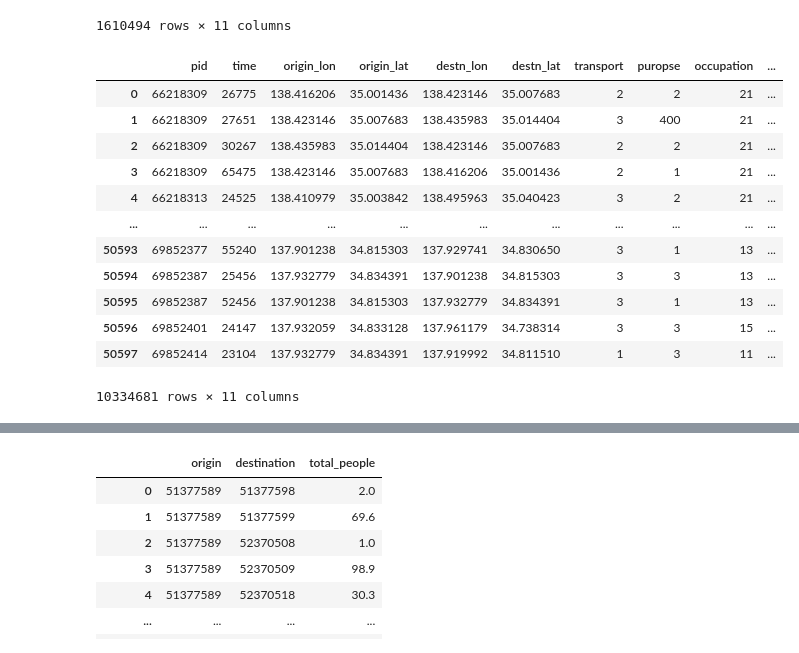
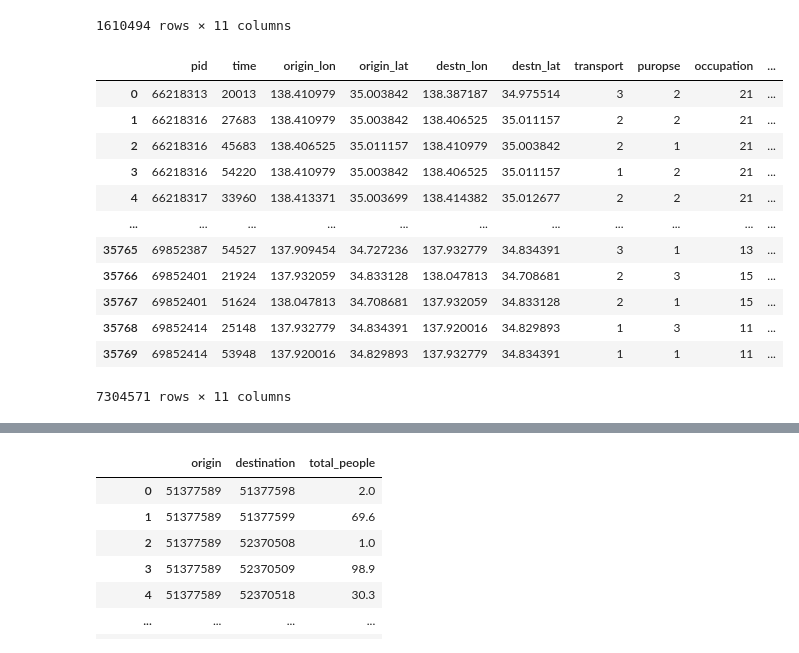
Before and after one commit to sekilab/Pseudo-PFLOW, a Jupyter notebook: src/scripts/SoftbankOD.ipynb, the cells around one changed output, grey strips where cells are left out. Cells and saved outputs as stored; diff of their text form; code cells hidden in the pictures.

```diff
--- a/src/scripts/SoftbankOD.ipynb
+++ b/src/scripts/SoftbankOD.ipynb
@@ -303,33 +303,33 @@ shizuoka_lv3_df
 # %%
 # root = '/mnt/large/data/PseudoPFLOW/ver2.0/trip/22/'
 # root = "C:/Data/PseudoPFLOW/trip/22/"
-root = "C:/log/baseline(beta=2.0)/trip/"
-# names = [baseline(beta=2.0), beta0.1, beta1.0, beta4.0, city_t_0.001, city_t_1000, facility_t_0.001, mesh_t_0.001, mesh_t_1000
+root = "C:/log/one_step_t_0.001/trip/"
+# names = [baseline(beta=2.0), beta0.1, beta1.0, beta4.0, city_t_0.001, city_t_1000, facility_t_0.001, mesh_t_0.001, mesh_t_1000, one_step, one_step_1000, one_step_0.001
 shizuoka = []
 
 for filename in os.listdir(root):
     # print(filename)
     df = pd.read_csv(root+filename, names=['pid', 'time', 'origin_lon', 'origin_lat', 'destn_lon', 'destn_lat', 'transport', 'puropse', 'occupation'])
     df['origin_mesh'] = Coordinate2MeshCodePandas(df['origin_lon'], df['origin_lat'], 3)
     df['destn_mesh'] = Coordinate2MeshCodePandas(df['destn_lon'], df['destn_lat'], 3)
     shizuoka.append(df)
 
 shizuoka = pd.concat(shizuoka, axis=0)
 shizuoka
 # %% [output]
 |  | pid | time | origin_lon | origin_lat | destn_lon | destn_lat | transport | puropse | occupation | ... |
-| 0 | 66218309 | 26775 | 138.416206 | 35.001436 | 138.423146 | 35.007683 | 2 | 2 | 21 | ... |
-| 1 | 66218309 | 27651 | 138.423146 | 35.007683 | 138.435983 | 35.014404 | 3 | 400 | 21 | ... |
-| 2 | 66218309 | 30267 | 138.435983 | 35.014404 | 138.423146 | 35.007683 | 2 | 2 | 21 | ... |
-| 3 | 66218309 | 65475 | 138.423146 | 35.007683 | 138.416206 | 35.001436 | 2 | 1 | 21 | ... |
-| 4 | 66218313 | 24525 | 138.410979 | 35.003842 | 138.495963 | 35.040423 | 3 | 2 | 21 | ... |
+| 0 | 66218313 | 20013 | 138.410979 | 35.003842 | 138.387187 | 34.975514 | 3 | 2 | 21 | ... |
+| 1 | 66218316 | 27683 | 138.410979 | 35.003842 | 138.406525 | 35.011157 | 2 | 2 | 21 | ... |
+| 2 | 66218316 | 45683 | 138.406525 | 35.011157 | 138.410979 | 35.003842 | 2 | 1 | 21 | ... |
+| 3 | 66218316 | 54220 | 138.410979 | 35.003842 | 138.406525 | 35.011157 | 1 | 2 | 21 | ... |
+| 4 | 66218317 | 33960 | 138.413371 | 35.003699 | 138.414382 | 35.012677 | 2 | 2 | 21 | ... |
 | ... | ... | ... | ... | ... | ... | ... | ... | ... | ... | ... |
-| 50593 | 69852377 | 55240 | 137.901238 | 34.815303 | 137.929741 | 34.830650 | 3 | 1 | 13 | ... |
-| 50594 | 69852387 | 25456 | 137.932779 | 34.834391 | 137.901238 | 34.815303 | 3 | 3 | 13 | ... |
-| 50595 | 69852387 | 52456 | 137.901238 | 34.815303 | 137.932779 | 34.834391 | 3 | 1 | 13 | ... |
-| 50596 | 69852401 | 24147 | 137.932059 | 34.833128 | 137.961179 | 34.738314 | 3 | 3 | 15 | ... |
-| 50597 | 69852414 | 23104 | 137.932779 | 34.834391 | 137.919992 | 34.811510 | 1 | 3 | 11 | ... |
+| 35765 | 69852387 | 54527 | 137.909454 | 34.727236 | 137.932779 | 34.834391 | 3 | 1 | 13 | ... |
+| 35766 | 69852401 | 21924 | 137.932059 | 34.833128 | 138.047813 | 34.708681 | 2 | 3 | 15 | ... |
+| 35767 | 69852401 | 51624 | 138.047813 | 34.708681 | 137.932059 | 34.833128 | 2 | 1 | 15 | ... |
+| 35768 | 69852414 | 25148 | 137.932779 | 34.834391 | 137.920016 | 34.829893 | 1 | 3 | 11 | ... |
+| 35769 | 69852414 | 53948 | 137.920016 | 34.829893 | 137.932779 | 34.834391 | 1 | 1 | 11 | ... |
-10334681 rows × 11 columns
+7304571 rows × 11 columns
 # %%
 len(shizuoka.pid.unique())
 # %% [output]
```
Also changed, not shown: parts of 15 cells of this notebook, 5 other files.
